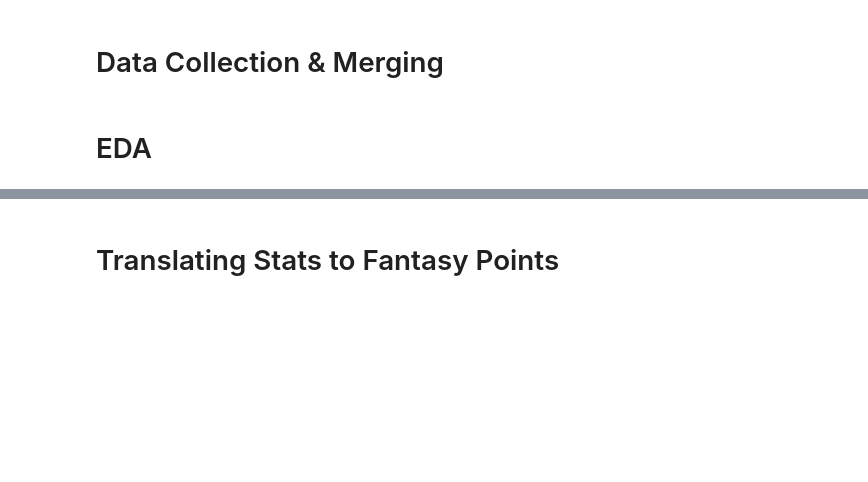
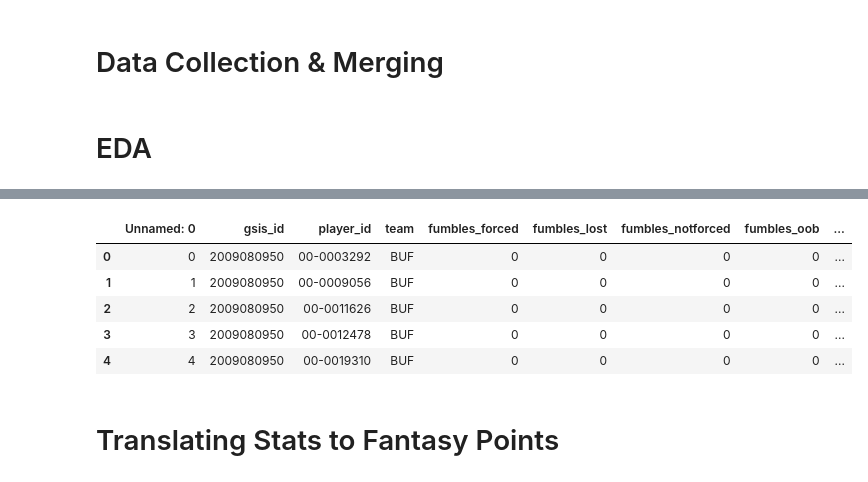
Before and after one commit to ibury08/fantasyfootball, a Jupyter notebook: FF_Data_Collection.ipynb, the cells around one changed output, grey strips where cells are left out. Cells and saved outputs as stored; diff of their text form; code cells hidden in the pictures; blank space fills up the shorter version.

```diff
--- a/FF_Data_Collection.ipynb
+++ b/FF_Data_Collection.ipynb
@@ -13,3 +13,9 @@ with open('config.json') as f:
+# %%
+pd.set_option('display.max_rows', 200)
+pd.set_option('display.max_columns', 100)
+pd.set_option('display.float_format', lambda x: '%.3f' % x)
+with open('config.json') as f:
+    conf = json.load(f)
 # %% [markdown]
 # Data Collection & Merging
 # %%
@@ -92,3 +85,14 @@ ppg[ppg['fumbles_forced']>0]
+# %%
+#Loading from checkpoint
+ppg = pd.read_csv('/Users/ianbury/Springboard/FantasyFootball/player-game-stats.csv', parse_dates=['start_time'])
+ppg.head()
+# %% [output]
+|  | Unnamed: 0 | gsis_id | player_id | team | fumbles_forced | fumbles_lost | fumbles_notforced | fumbles_oob | ... |
+| 0 | 0 | 2009080950 | 00-0003292 | BUF | 0 | 0 | 0 | 0 | ... |
+| 1 | 1 | 2009080950 | 00-0009056 | BUF | 0 | 0 | 0 | 0 | ... |
+| 2 | 2 | 2009080950 | 00-0011626 | BUF | 0 | 0 | 0 | 0 | ... |
+| 3 | 3 | 2009080950 | 00-0012478 | BUF | 0 | 0 | 0 | 0 | ... |
+| 4 | 4 | 2009080950 | 00-0019310 | BUF | 0 | 0 | 0 | 0 | ... |
 # %% [markdown]
 # Translating Stats to Fantasy Points
 # %%
```
Also changed, not shown: parts of 46 cells of this notebook.
